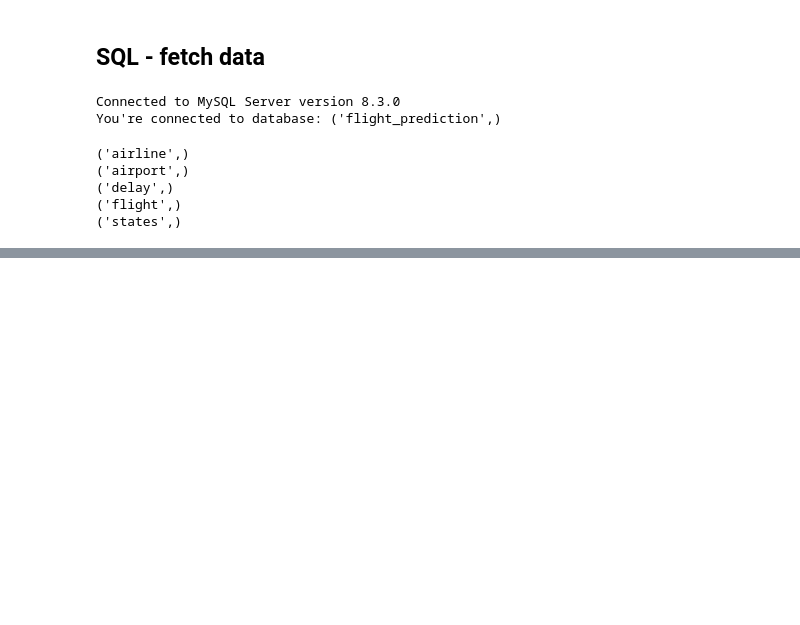
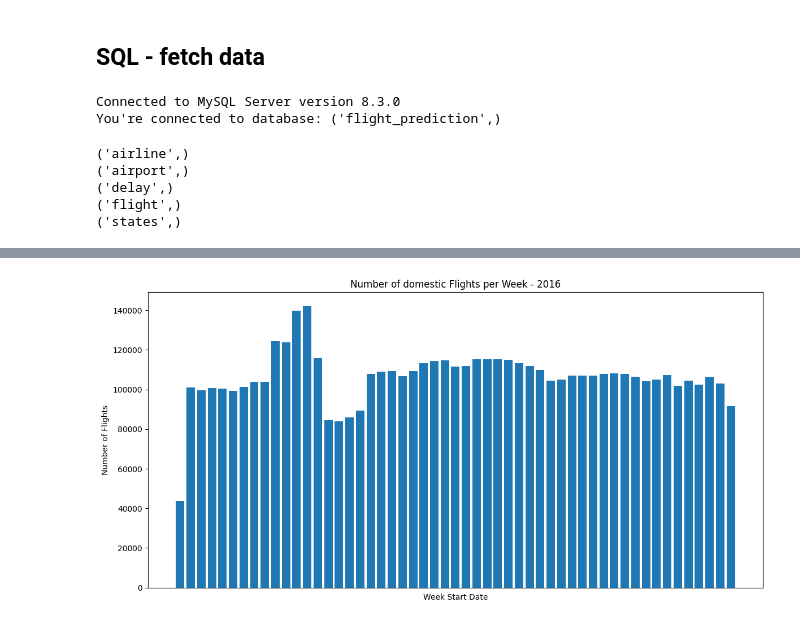
Before and after one commit to adibk/flight_delay_prediction, a Jupyter notebook: ipynb/eda/visualization.ipynb, the cells around one changed output, grey strips where cells are left out. Drawn from its saved outputs; the diff is of its cells as text; code cells hidden in the pictures; blank space fills up the shorter version.

```diff
--- a/ipynb/eda/visualization.ipynb
+++ b/ipynb/eda/visualization.ipynb
@@ -148,0 +259,3 @@ Error fetching data: MySQL Connection not available.
+# %%
+df_merged = pd.merge(df_merged, df_airport, left_on='dest_airport_seq_ID', right_on='airport_seq_ID', how='inner')
+df_merged
@@ -148,0 +276,13 @@ Error fetching data: MySQL Connection not available.
+# %%
+df_merged = df_merged.drop(columns=['airport_seq_ID'])
+df_merged.rename(columns={
+    'airport_ID': 'dest_airport_ID',
+    'city_market_ID': 'dest_city_market_ID',
+    'city': 'dest_city',
+    'state_ID': 'dest_state_ID',
+    'abr': 'dest_abr',
+    'FIPS': 'dest_FIPS',
+    'name': 'dest_name',
+    'WAC': 'dest_WAC'
+    }, inplace=True)
+df_merged
@@ -148,0 +303,3 @@ Error fetching data: MySQL Connection not available.
+# %%
+df_merged = df_merged.drop(columns=['dest_abr'])
+df_merged = df_merged.drop(columns=['origin_abr'])
@@ -148,0 +322,3 @@ Error fetching data: MySQL Connection not available.
+# %%
+df = pd.merge(df_merged, df_delay, on='ID', how='inner')
+df
@@ -148,0 +388,19 @@ Error fetching data: MySQL Connection not available.
+# %%
+# Create a new column for the start of the week
+df['week_start'] = df['date'].dt.to_period('W').apply(lambda r: r.start_time)
+
+# Group by the start of the week and count the number of flights per week
+flights_per_week = df.groupby('week_start').size().reset_index(name='flights')
+
+# Plot the number of flights per week
+plt.figure(figsize=(12, 6))
+plt.bar(flights_per_week['week_start'].astype(str), flights_per_week['flights'])
+plt.xlabel('Week Start Date')
+plt.ylabel('Number of Flights')
+plt.title('Number of domestic Flights per Week - 2016')
+plt.xticks([], [])  # This line removes the x-axis labels
+
+plt.tight_layout()
+plt.show()
+# %% [output]
+[figure, added]
```
Also changed, not shown: parts of 42 cells of this notebook, 1 other file.
